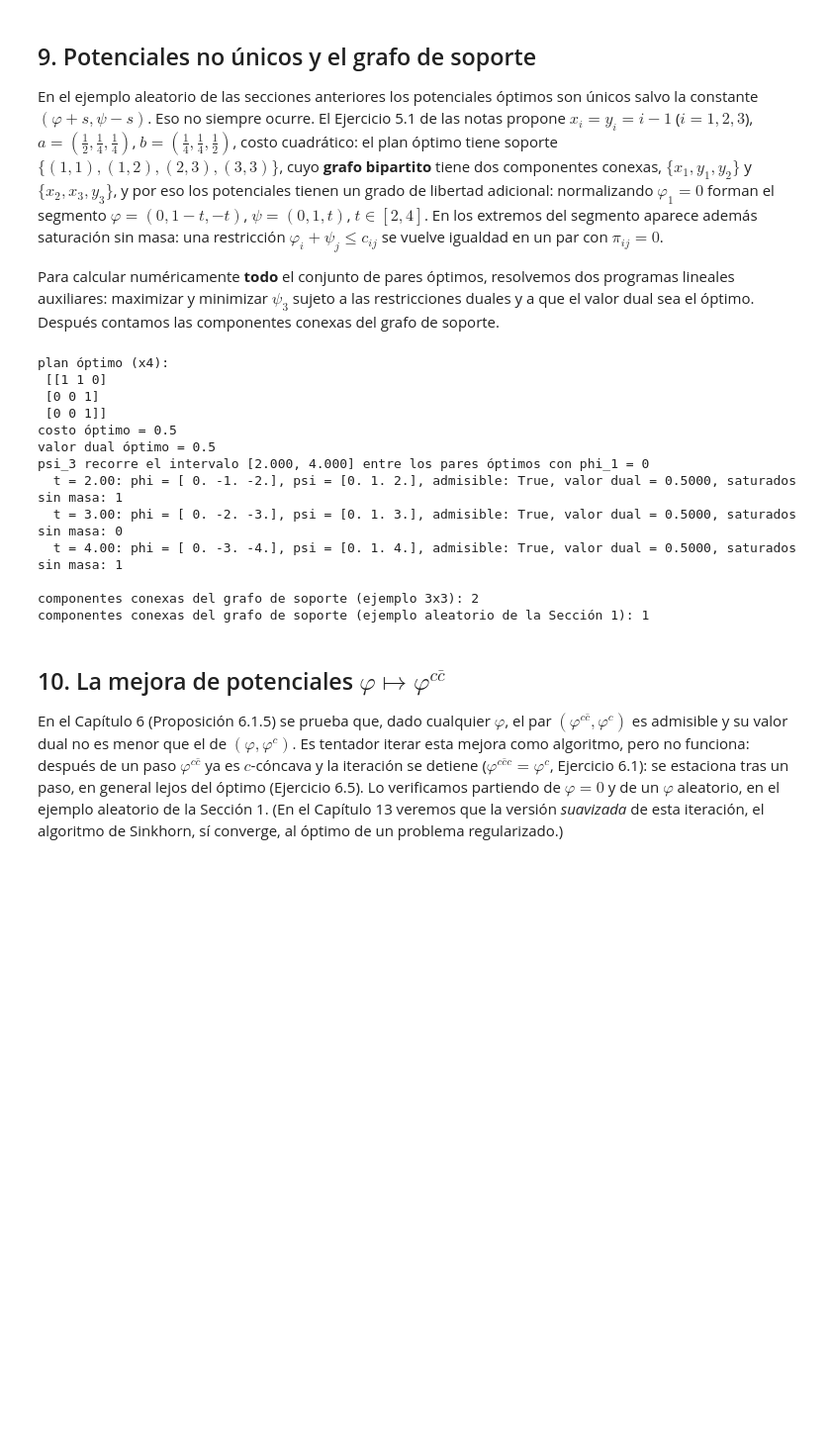
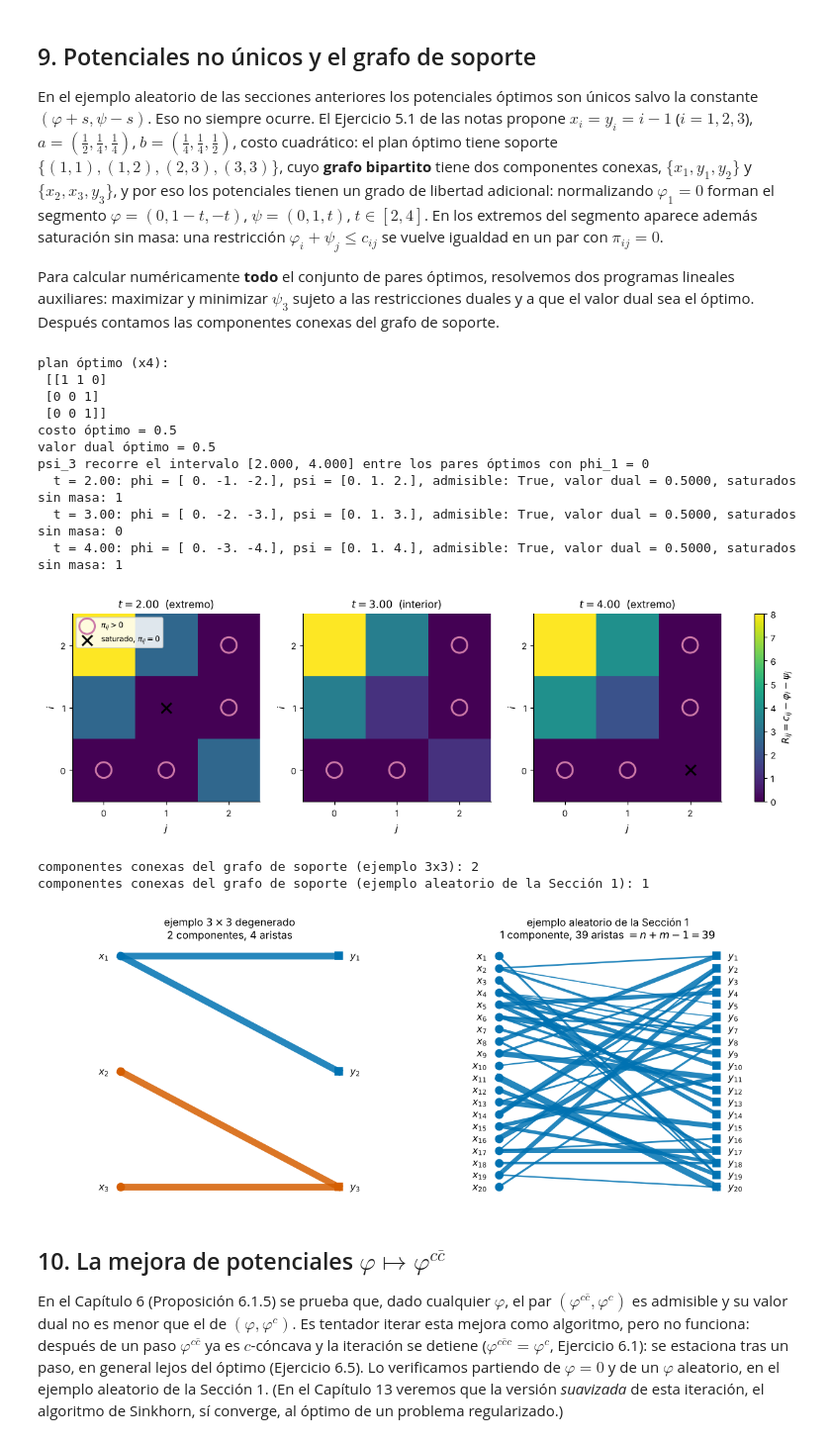
Before and after one commit to jfbonder/transporte-optimo, a Jupyter notebook: cuadernos/02-dualidad.ipynb, the cells around one changed output. Shown at 99% size. Cells and saved outputs as stored; diff of their text form; code cells hidden in the pictures; blank space fills up the shorter version.

```diff
--- a/cuadernos/02-dualidad.ipynb
+++ b/cuadernos/02-dualidad.ipynb
@@ -720,36 +720,97 @@ e6 = np.zeros(6); e6[5] = 1
 tmin = dual_lp(e6, -r.fun).x[5]; tmax = dual_lp(-e6, -r.fun).x[5]
 print(f"psi_3 recorre el intervalo [{tmin:.3f}, {tmax:.3f}] entre los pares óptimos con phi_1 = 0")
 for t in [tmin, (tmin+tmax)/2, tmax]:
     phi3 = np.array([0, 1-t, -t]); psi3 = np.array([0, 1, t])
     R3 = C3 - phi3[:, None] - psi3[None, :]
     print(f"  t = {t:.2f}: phi = {phi3}, psi = {psi3}, admisible: {np.all(R3 >= -1e-9)}, "
           f"valor dual = {a3 @ phi3 + b3 @ psi3:.4f}, saturados sin masa: {np.sum((np.abs(R3) < 1e-9) & (pi3 == 0))}")
 
+# --- las holguras a lo largo del segmento de pares óptimos (N-3) --------------
+# En los extremos del segmento aparecen pares saturados sin masa; en el interior, no.
+fig, axs = plt.subplots(1, 3, figsize=(11, 3.4))
+for ax, t in zip(axs, [tmin, (tmin + tmax)/2, tmax]):
+    phi3 = np.array([0, 1 - t, -t]); psi3 = np.array([0, 1, t])
+    R3 = C3 - phi3[:, None] - psi3[None, :]
+    sop = pi3 > 1e-10
+    sat = (np.abs(R3) < 1e-9) & ~sop
+    im = ax.imshow(R3, cmap=CMAP_DENS)
+    i_s, j_s = np.where(sop)
+    ax.scatter(j_s, i_s, facecolors='none', edgecolors=C_APROX, s=260, linewidths=2,
+               label=r'$\pi_{ij}>0$')
+    i_x, j_x = np.where(sat)
+    ax.scatter(j_x, i_x, marker='x', color='k', s=110, linewidths=2,
+               label=r'saturado, $\pi_{ij}=0$')
+    ax.set_title(f'$t={t:.2f}$' + ('  (extremo)' if t in (tmin, tmax) else '  (interior)'))
+    ax.set_xticks(range(3)); ax.set_yticks(range(3)); ax.grid(False)
+    ax.set_xlabel('$j$'); ax.set_ylabel('$i$')
+axs[0].legend(loc='upper left', fontsize=8)
+fig.colorbar(im, ax=axs, label=r'$R_{ij}=c_{ij}-\varphi_i-\psi_j$')
+plt.show()
+
 # componentes conexas del grafo bipartito de soporte
 def componentes(pi, tol=1e-12):
     n, m = pi.shape; padre = list(range(n+m))
     def raiz(u):
         while padre[u] != u: padre[u] = padre[padre[u]]; u = padre[u]
         return u
     for i, j in zip(*np.nonzero(pi > tol)):
         padre[raiz(i)] = raiz(n+j)
     return len({raiz(u) for u in range(n+m)})
 print("\ncomponentes conexas del grafo de soporte (ejemplo 3x3):", componentes(pi3))
 print("componentes conexas del grafo de soporte (ejemplo aleatorio de la Sección 1):", componentes(pi))
+
+# --- el grafo de soporte, dibujado (N-5) -------------------------------------
+def etiquetas_componentes(P, tol=1e-12):
+    """Devuelve, para cada vértice del grafo bipartito, el índice de su componente."""
+    nn, mm = P.shape; padre = list(range(nn+mm))
+    def raiz(u):
+        while padre[u] != u: padre[u] = padre[padre[u]]; u = padre[u]
+        return u
+    for i, j in zip(*np.nonzero(P > tol)):
+        padre[raiz(i)] = raiz(nn+j)
+    reps = {}
+    return [reps.setdefault(raiz(u), len(reps)) for u in range(nn+mm)]
+
+def dibujar_grafo(P, ax, titulo, tol=1e-12):
+    nn, mm = P.shape
+    comp = etiquetas_componentes(P, tol)
+    paleta = [AZUL, NARANJA, VERDE, MAGENTA, CELESTE, AMARILLO]
+    yx = np.linspace(0, 1, nn)[::-1]; yy = np.linspace(0, 1, mm)[::-1]
+    for i, j in zip(*np.nonzero(P > tol)):
+        ax.plot([0, 1], [yx[i], yy[j]], color=paleta[comp[i] % len(paleta)],
+                lw=1 + 6*P[i, j]/P.max(), alpha=0.85, zorder=1)
+    for i in range(nn):
+        ax.plot(0, yx[i], 'o', color=paleta[comp[i] % len(paleta)], ms=8, zorder=2)
+        ax.annotate(f'$x_{{{i+1}}}$', (0, yx[i]), xytext=(-12, 0),
+                    textcoords='offset points', va='center', ha='right')
+    for j in range(mm):
+        ax.plot(1, yy[j], 's', color=paleta[comp[nn+j] % len(paleta)], ms=8, zorder=2)
+        ax.annotate(f'$y_{{{j+1}}}$', (1, yy[j]), xytext=(12, 0),
+                    textcoords='offset points', va='center', ha='left')
+    ax.set_xlim(-0.35, 1.35); ax.set_title(titulo); ax.axis('off')
+
+fig, axs = plt.subplots(1, 2, figsize=(11, 4.2))
+dibujar_grafo(pi3, axs[0], f'ejemplo $3\\times3$ degenerado\n'
+                           f'{componentes(pi3)} componentes, {int((pi3 > 1e-12).sum())} aristas')
+dibujar_grafo(pi, axs[1], f'ejemplo aleatorio de la Sección 1\n'
+                          f'{componentes(pi)} componente, {int((pi > 1e-10).sum())} aristas '
+                          f'$= n+m-1 = {pi.shape[0]+pi.shape[1]-1}$')
+plt.show()
 # %% [output]
 plan óptimo (x4):
  [[1 1 0]
  [0 0 1]
  [0 0 1]]
 costo óptimo = 0.5
 valor dual óptimo = 0.5
 psi_3 recorre el intervalo [2.000, 4.000] entre los pares óptimos con phi_1 = 0
   t = 2.00: phi = [ 0. -1. -2.], psi = [0. 1. 2.], admisible: True, valor dual = 0.5000, saturados sin masa: 1
   t = 3.00: phi = [ 0. -2. -3.], psi = [0. 1. 3.], admisible: True, valor dual = 0.5000, saturados sin masa: 0
   t = 4.00: phi = [ 0. -3. -4.], psi = [0. 1. 4.], admisible: True, valor dual = 0.5000, saturados sin masa: 1
-
-componentes conexas del grafo de soporte (ejemplo 3x3): 2
-componentes conexas del grafo de soporte (ejemplo aleatorio de la Sección 1): 1
+[figure, added]
+componentes conexas del grafo de soporte (ejemplo 3x3): 2
+componentes conexas del grafo de soporte (ejemplo aleatorio de la Sección 1): 1
+[figure, added]
 # %% [markdown]
 ## 10. La mejora de potenciales $\varphi\mapsto\varphi^{c\bar c}$
 
```
Also changed, not shown: 2 other files.
